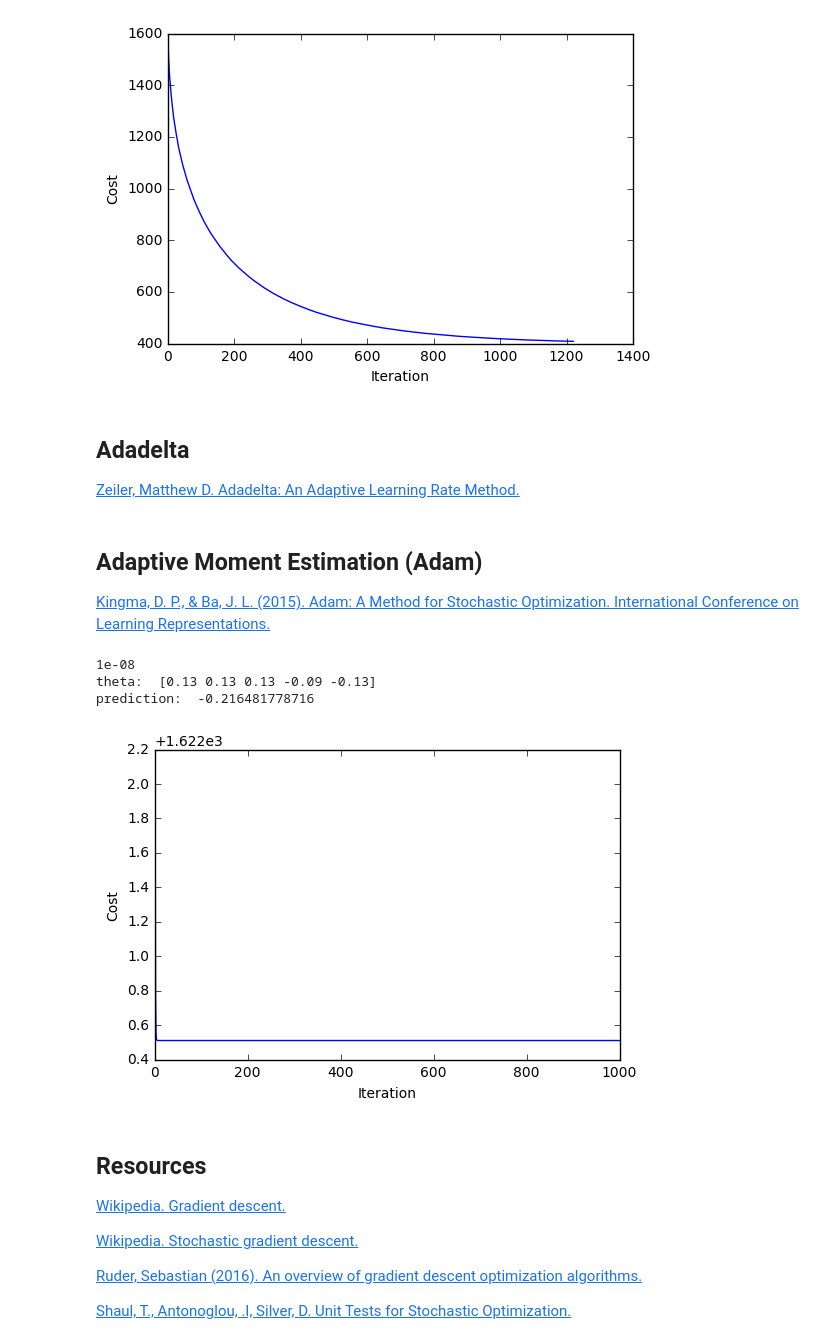
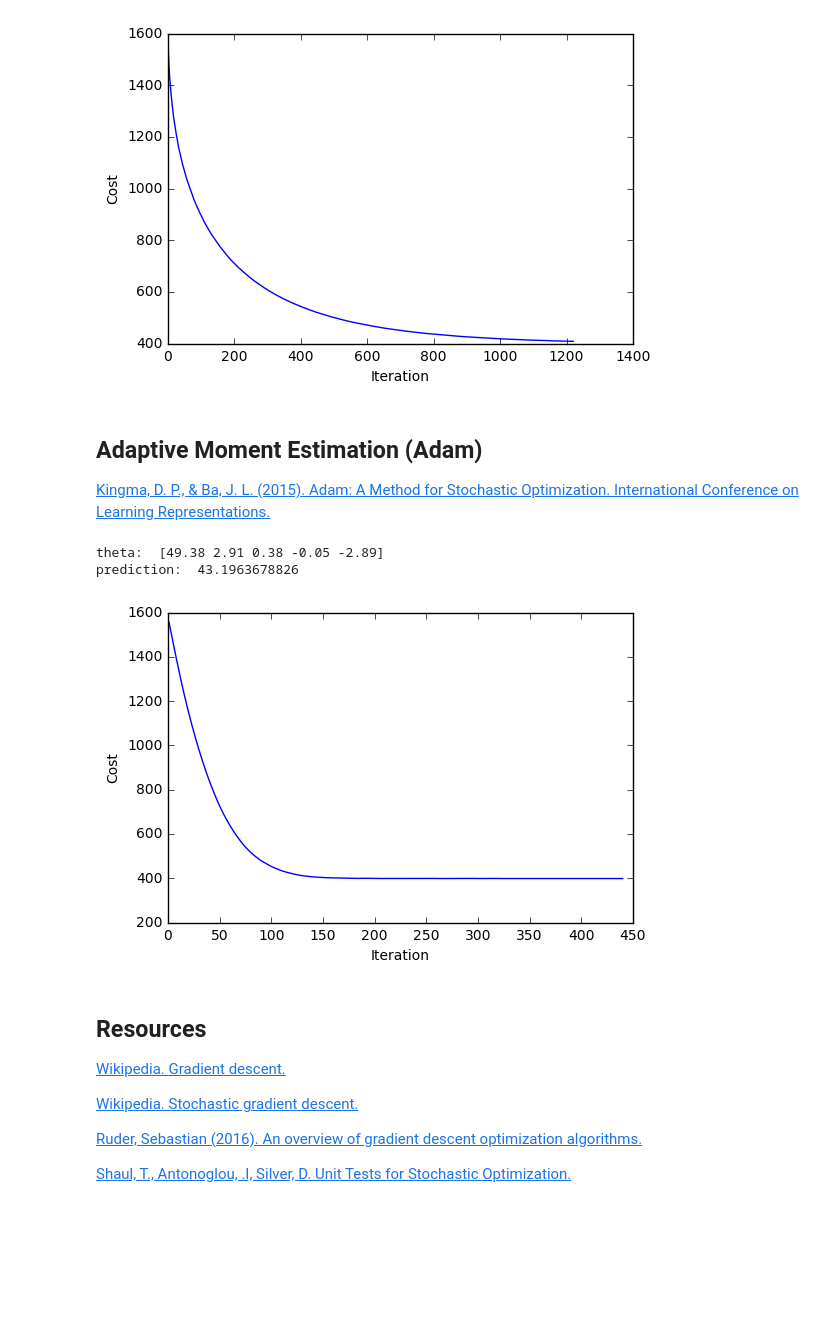
Before and after one commit to CalebEverett/gd_algorithms, a Jupyter notebook: gd_algorithms.ipynb, the cells around one changed output. Cells and saved outputs as stored; diff of their text form; code cells hidden in the pictures; blank space fills up the shorter version.

```diff
--- a/gd_algorithms.ipynb
+++ b/gd_algorithms.ipynb
@@ -243,10 +243,6 @@ plot_costs(cost_hist)
 theta:  [45.05 2.87 0.48 0.56 -2.89]
 prediction:  39.0901853626
 [figure]
-# %% [markdown]
-## Adadelta
-
-[Zeiler, Matthew D. Adadelta: An Adaptive Learning Rate Method.](https://arxiv.org/pdf/1212.5701v1.pdf)
 # %% [markdown]
 ## Adaptive Moment Estimation (Adam)
 
@@ -259,7 +255,7 @@ def gd_adam(data, alpha, epsilon, beta1, beta2, sizeB, delta_min):
     Xy[:,1:] = data
 
     #Initialize variables
-    theta = np.zeros(N)
+    theta = np.ones(N)
     moment1 = np.zeros(N)
     moment2 = np.zeros(N)
     delta = float("inf")
@@ -267,47 +263,46 @@ def gd_adam(data, alpha, epsilon, beta1, beta2, sizeB, delta_min):
     i = 1
 
     # Perform optimization
-    while i < 1000:
-    #while delta > delta_min:
+#     while i < 1000:
+    while delta > delta_min:
         # Randomize order of data
         np.random.shuffle(Xy)
 
         # Update parameters for each batch
         for Bx, By in get_indexB(Xy, sizeb):
             # Calculate gradient
             gradient = Bx.T.dot(Bx.dot(theta) - By) / By.shape[0]
 
             # Update moment estimates
-            moment1 = (beta1 * moment1 + (1 - beta1) * gradient) / (1 - beta1**i)
-            moment2 = (beta2 * moment2 + (1 - beta2) * np.square(gradient)) / (1 - beta2**i)
+            moment1 = beta1 * moment1 + (1 - beta1) * gradient
+            moment2 = beta2 * moment2 + (1 - beta2) * np.square(gradient)
+            moment1_hat = moment1 / (1 - beta1**i)
+            moment2_hat = moment2 / (1 - beta2**i)
 
             # Update paramters
-            theta = theta - alpha * moment1 / (epsilon + np.sqrt(moment2))
+            theta = theta - alpha * moment1_hat / (epsilon + np.sqrt(moment2_hat))
 
             # Calculate cost, test convergence
             loss = Xy[:,:-1].dot(theta) - Xy[:,-1]
             cost = np.sum(np.square(loss)) / (2 * m)
-            #delta = cost_hist[-1] - cost
+            delta = cost_hist[-1] - cost
             cost_hist.append(cost)
             i += 1
     return theta, cost_hist
 
 # Initialize algorithm arguments
-alpha=0.1
 beta1 = 0.9
 beta2 = 0.999
-print(epsilon)
 
 # Run algorithm
 theta, cost_hist = gd_adam(data_norm, alpha, epsilon, beta1, beta2, sizeB, delta_min)
 print('theta: ', theta)
 print('prediction: ', theta.T.dot(x_norm))
 plot_costs(cost_hist)
 # %% [output]
-1e-08
-theta:  [0.13 0.13 0.13 -0.09 -0.13]
-prediction:  -0.216481778716
+theta:  [49.38 2.91 0.38 -0.05 -2.89]
+prediction:  43.1963678826
-[figure, old version]
+[figure, new version]
 # %% [markdown]
 ## Resources
 
```
Also changed, not shown: parts of 4 cells of this notebook.
